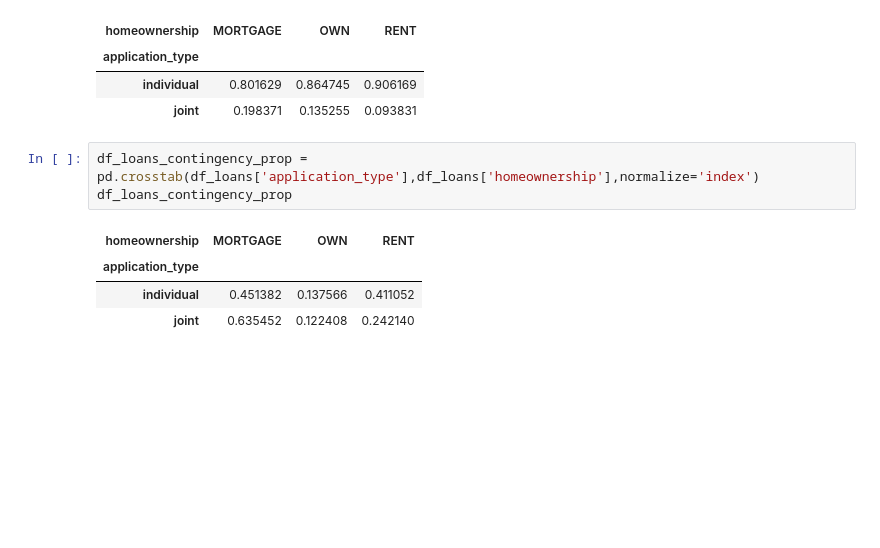
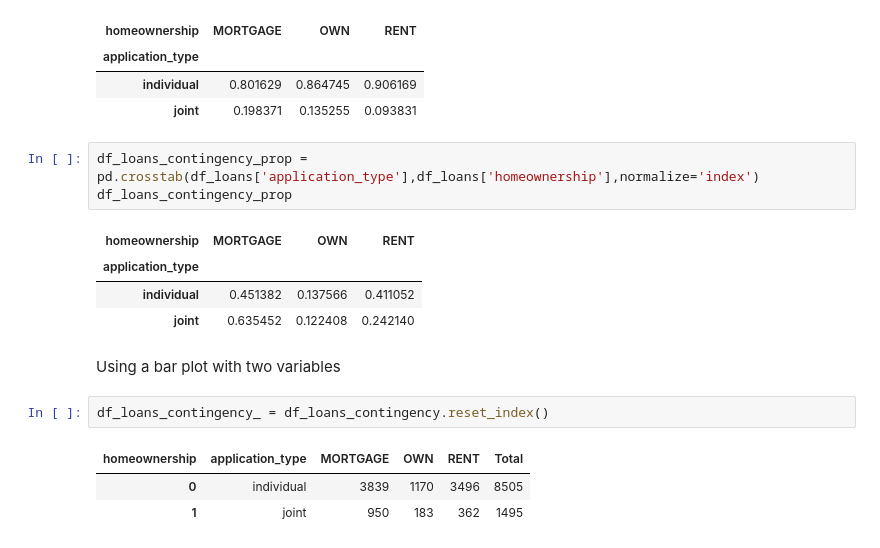
Before and after one commit to delu86/OpenIntro_Stats, a Jupyter notebook: Ch2_Summarizing_data.ipynb, the cells around one changed output. Drawn from its saved outputs; the diff is of its cells as text; blank space fills up the shorter version.

```diff
--- a/Ch2_Summarizing_data.ipynb
+++ b/Ch2_Summarizing_data.ipynb
@@ -276,3 +276,11 @@ df_loans_contingency_prop
 | application_type |  |  |  |
 | individual | 0.451382 | 0.137566 | 0.411052 |
 | joint | 0.635452 | 0.122408 | 0.242140 |
+# %% [markdown]
+Using a bar plot with two variables
+# %%
+df_loans_contingency_ = df_loans_contingency.reset_index()
+# %% [output]
+| homeownership | application_type | MORTGAGE | OWN | RENT | Total |
+| 0 | individual | 3839 | 1170 | 3496 | 8505 |
+| 1 | joint | 950 | 183 | 362 | 1495 |
```
Also changed, not shown: parts of 2 cells of this notebook.
